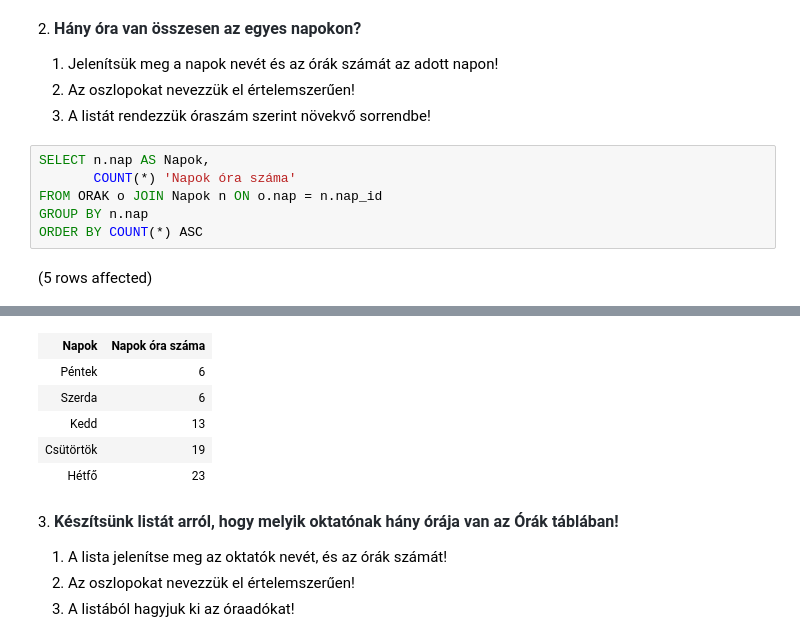
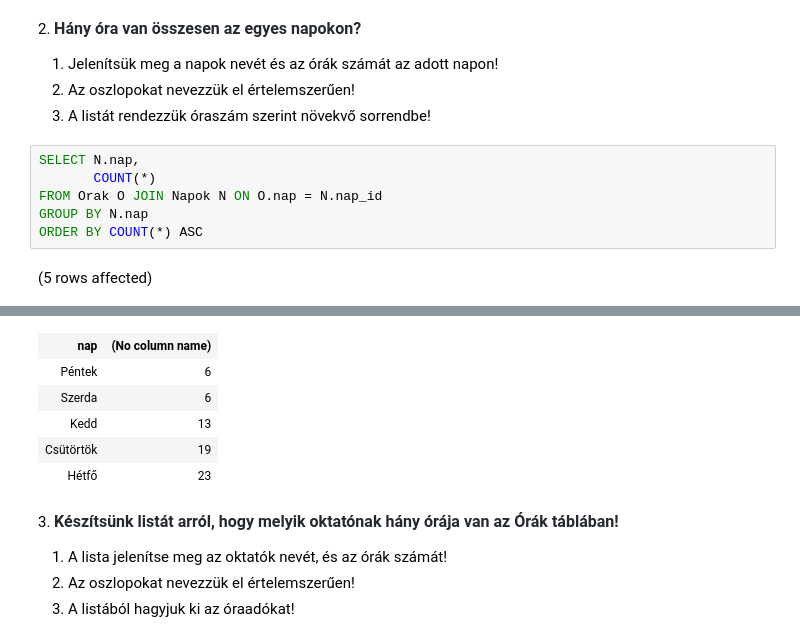
Before and after one commit to MedSzabolcs/SQL_G02, a Jupyter notebook: gyakorlat03_feladatok.ipynb, the cells around one changed output, grey strips where cells are left out. Cells and saved outputs as stored; diff of their text form.

```diff
--- a/gyakorlat03_feladatok.ipynb
+++ b/gyakorlat03_feladatok.ipynb
@@ -36,10 +36,10 @@ Total execution time: 00:00:00.027
 2. Az oszlopokat nevezzük el értelemszerűen!
 3. A listát rendezzük óraszám szerint növekvő sorrendbe!
 # %%
-SELECT n.nap AS Napok,
-       COUNT(*) 'Napok óra száma'
-FROM ORAK o JOIN Napok n ON o.nap = n.nap_id
-GROUP BY n.nap
+SELECT N.nap,
+       COUNT(*)
+FROM Orak O JOIN Napok N ON O.nap = N.nap_id
+GROUP BY N.nap
 ORDER BY COUNT(*) ASC
 # %% [output]
 (5 rows affected)
@@ -47,4 +47,4 @@ Total execution time: 00:00:00.021
-| Napok | Napok óra száma |
+| nap | (No column name) |
 | Péntek | 6 |
 | Szerda | 6 |
 | Kedd | 13 |
```
Also changed, not shown: parts of 10 cells of this notebook.
